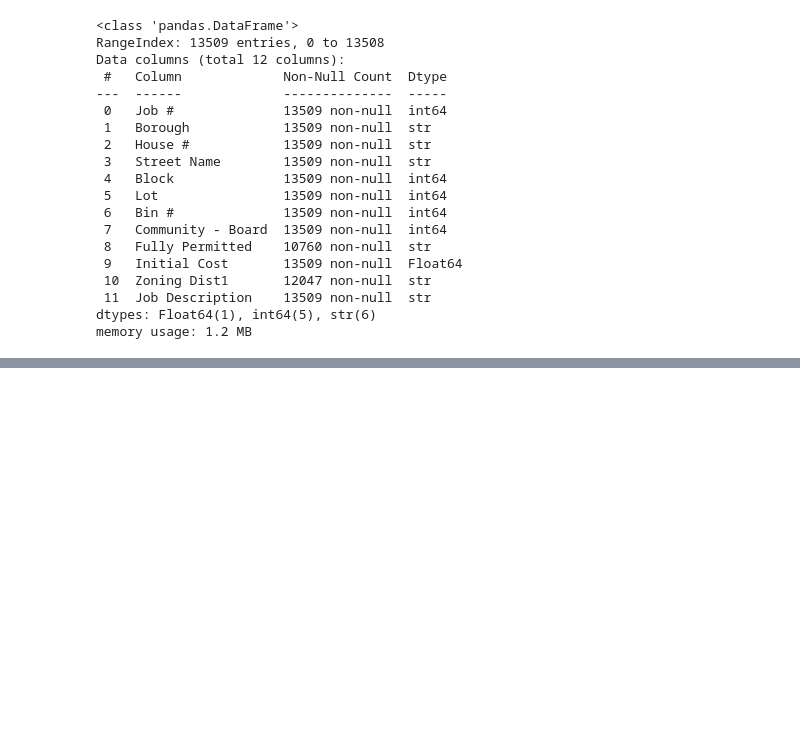
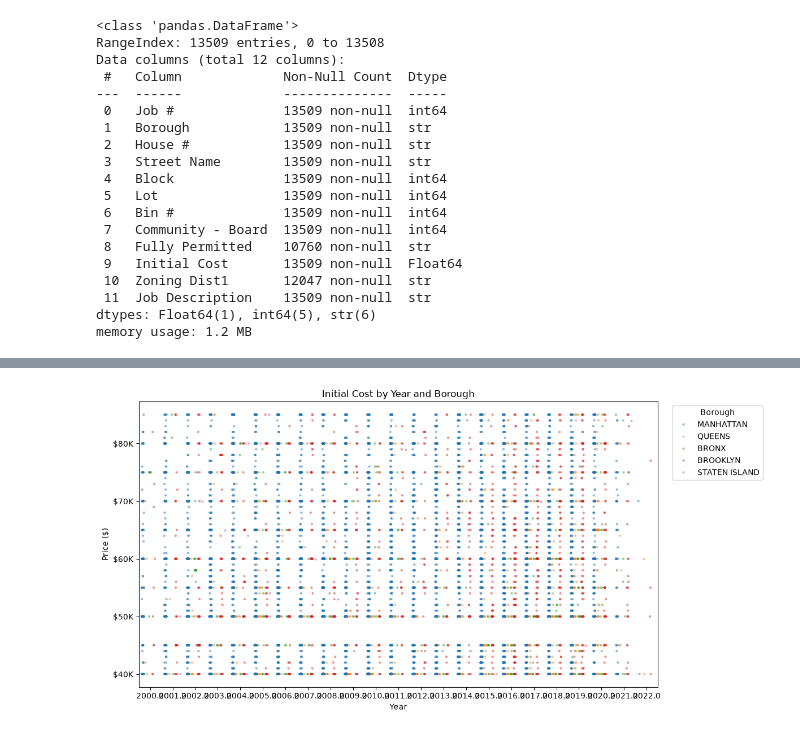
Before and after one commit to iaac-maai/group7_day1_assigment, a Jupyter notebook: New_York_Housing_cost/notebook/data_cleaning_and_EDA.ipynb, the cells around one changed output, grey strips where cells are left out. Drawn from its saved outputs; the diff is of its cells as text; code cells hidden in the pictures; blank space fills up the shorter version.

```diff
--- a/New_York_Housing_cost/notebook/data_cleaning_and_EDA.ipynb
+++ b/New_York_Housing_cost/notebook/data_cleaning_and_EDA.ipynb
@@ -303,0 +337,31 @@ memory usage: 1.2 MB
+# %%
+import matplotlib.pyplot as plt
+import matplotlib.ticker as ticker
+import seaborn as sns
+
+plt.figure(figsize=(12, 6))
+
+sns.stripplot(
+    data=df_plot,
+    x='Fully Permitted',
+    y='Initial Cost',
+    hue='Borough',
+    dodge=True,
+    jitter=0.25,
+    alpha=0.5,
+    size=3
+)
+
+plt.title('Initial Cost by Year and Borough')
+plt.xlabel('Year')
+plt.ylabel('Price ($)')
+
+plt.gca().yaxis.set_major_formatter(
+    ticker.FuncFormatter(lambda x, pos: f'${x/1000:.0f}K')
+)
+
+plt.legend(title='Borough', bbox_to_anchor=(1.02, 1), loc='upper left')
+plt.tight_layout()
+plt.show()
+# %% [output]
+[figure, added]
```
Also changed, not shown: parts of 2 cells of this notebook.
